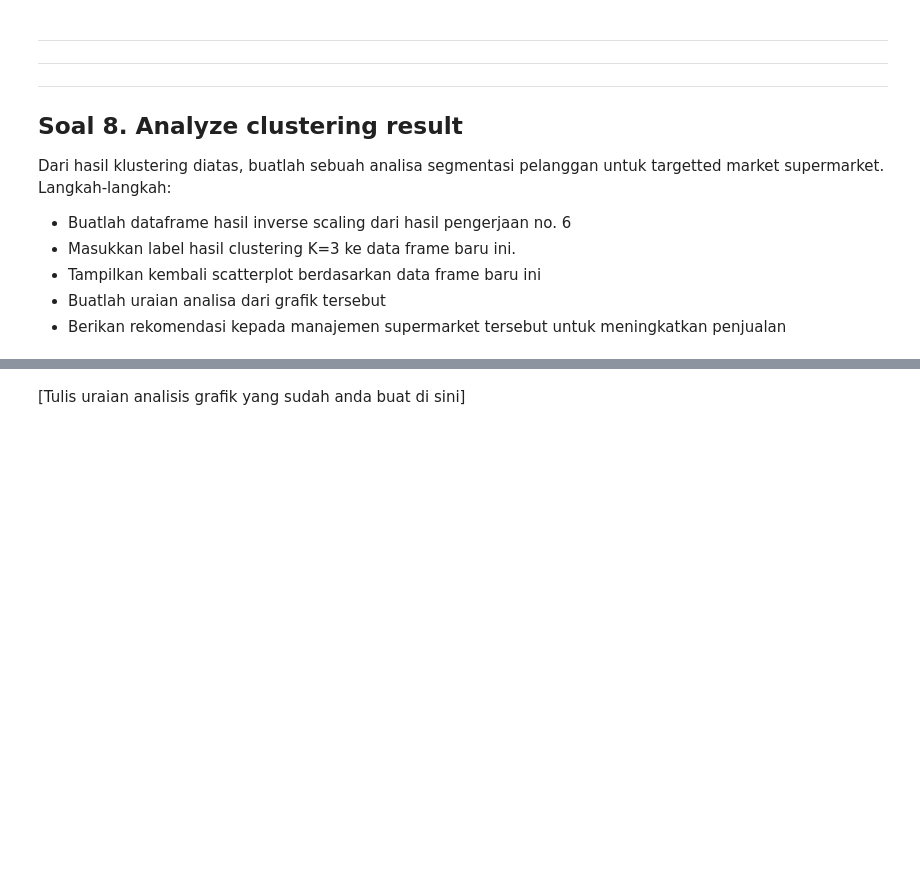
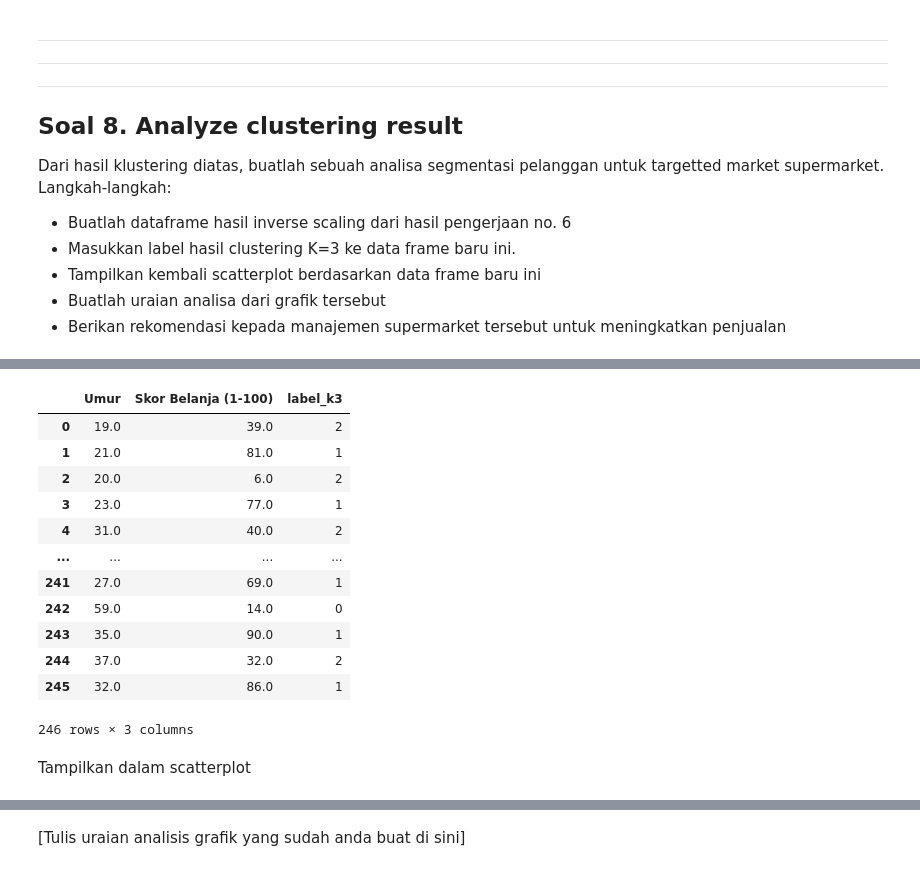
Before and after one commit to ighfirlyan/scikit-learn, a Jupyter notebook: Tugas_pekan_4_PDS(MiniProject).ipynb, the cells around one changed output, grey strips where cells are left out. Cells and saved outputs as stored; diff of their text form; code cells hidden in the pictures; blank space fills up the shorter version.

```diff
--- a/Tugas_pekan_4_PDS(MiniProject).ipynb
+++ b/Tugas_pekan_4_PDS(MiniProject).ipynb
@@ -674,10 +716,5 @@ Langkah-langkah:
 * Berikan rekomendasi kepada manajemen supermarket tersebut untuk meningkatkan penjualan
 # %%
 #Inverse transform hasil pengerjaan no. 6 kemudian jadikanlah dataframe
-inv_scaled = ______
-
-new_df1 = pd.DataFrame(data=____,
-                       columns=____)
-
-new_df1['label_k3'] = ____
-new_df1
+inv_scaled = scaler.inverse_transform(output)
+inv_scaled
@@ -685,0 +739,4 @@ new_df1
+# %%
+#label hasil klustering k=3
+df_label_b = pd.DataFrame(label_b)
+df_label_b
@@ -685,0 +757,6 @@ new_df1
+# %%
+#membuat dataframe baru hasil inverse scalling
+
+new_df1 = pd.DataFrame(data=inv_scaled,
+                       columns=['Umur','Skor Belanja (1-100)'])
+new_df1
@@ -685,0 +777,21 @@ new_df1
+# %%
+# menambahkan label k3 ke dataframe
+
+new_df1['label_k3'] = df_label_b
+new_df1
+# %% [output]
+|  | Umur | Skor Belanja (1-100) | label_k3 |
+| 0 | 19.0 | 39.0 | 2 |
+| 1 | 21.0 | 81.0 | 1 |
+| 2 | 20.0 | 6.0 | 2 |
+| 3 | 23.0 | 77.0 | 1 |
+| 4 | 31.0 | 40.0 | 2 |
+| ... | ... | ... | ... |
+| 241 | 27.0 | 69.0 | 1 |
+| 242 | 59.0 | 14.0 | 0 |
+| 243 | 35.0 | 90.0 | 1 |
+| 244 | 37.0 | 32.0 | 2 |
+| 245 | 32.0 | 86.0 | 1 |
+246 rows × 3 columns
+# %% [markdown]
+Tampilkan dalam scatterplot
```
Also changed, not shown: parts of 33 cells of this notebook, 3 other files.
